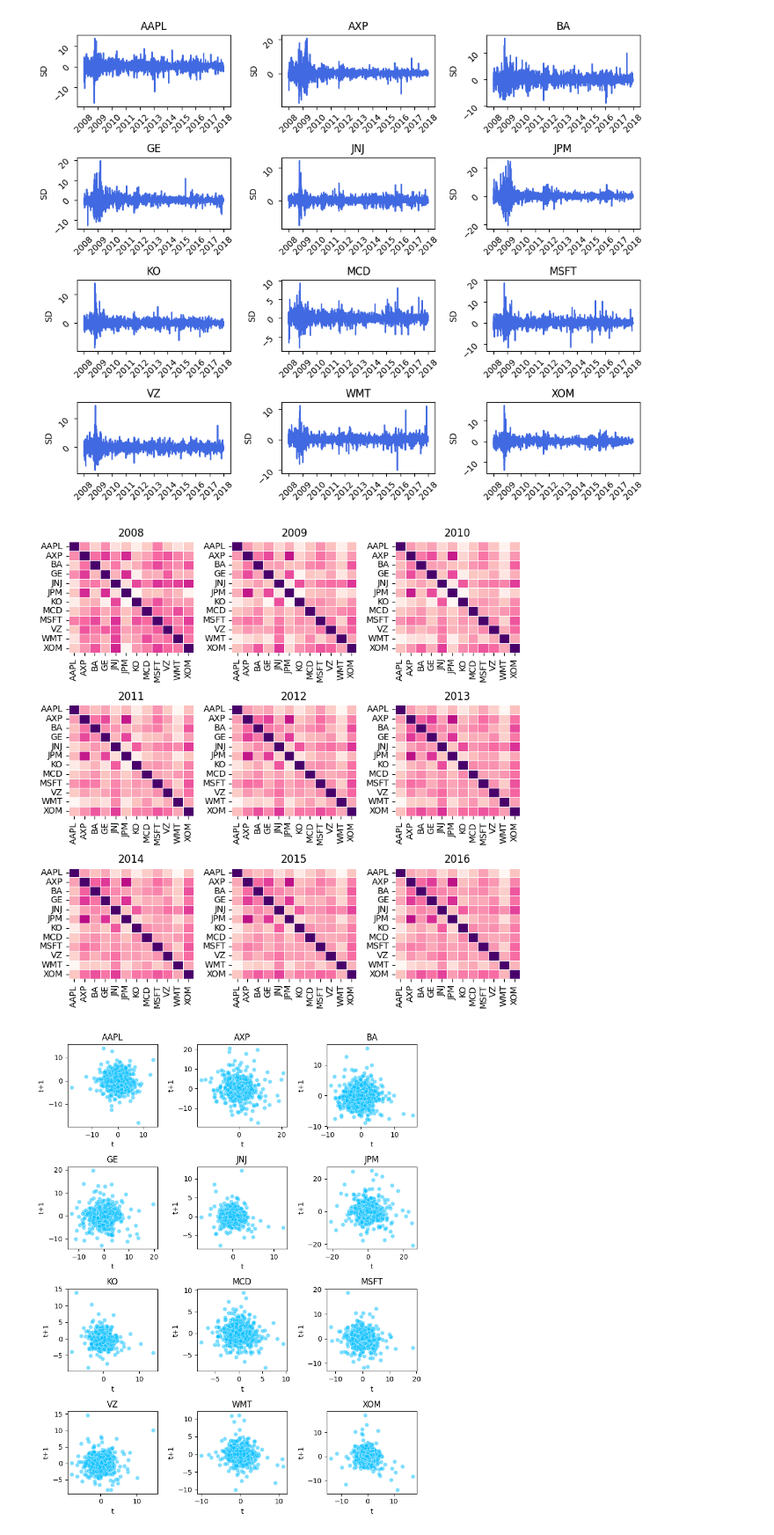
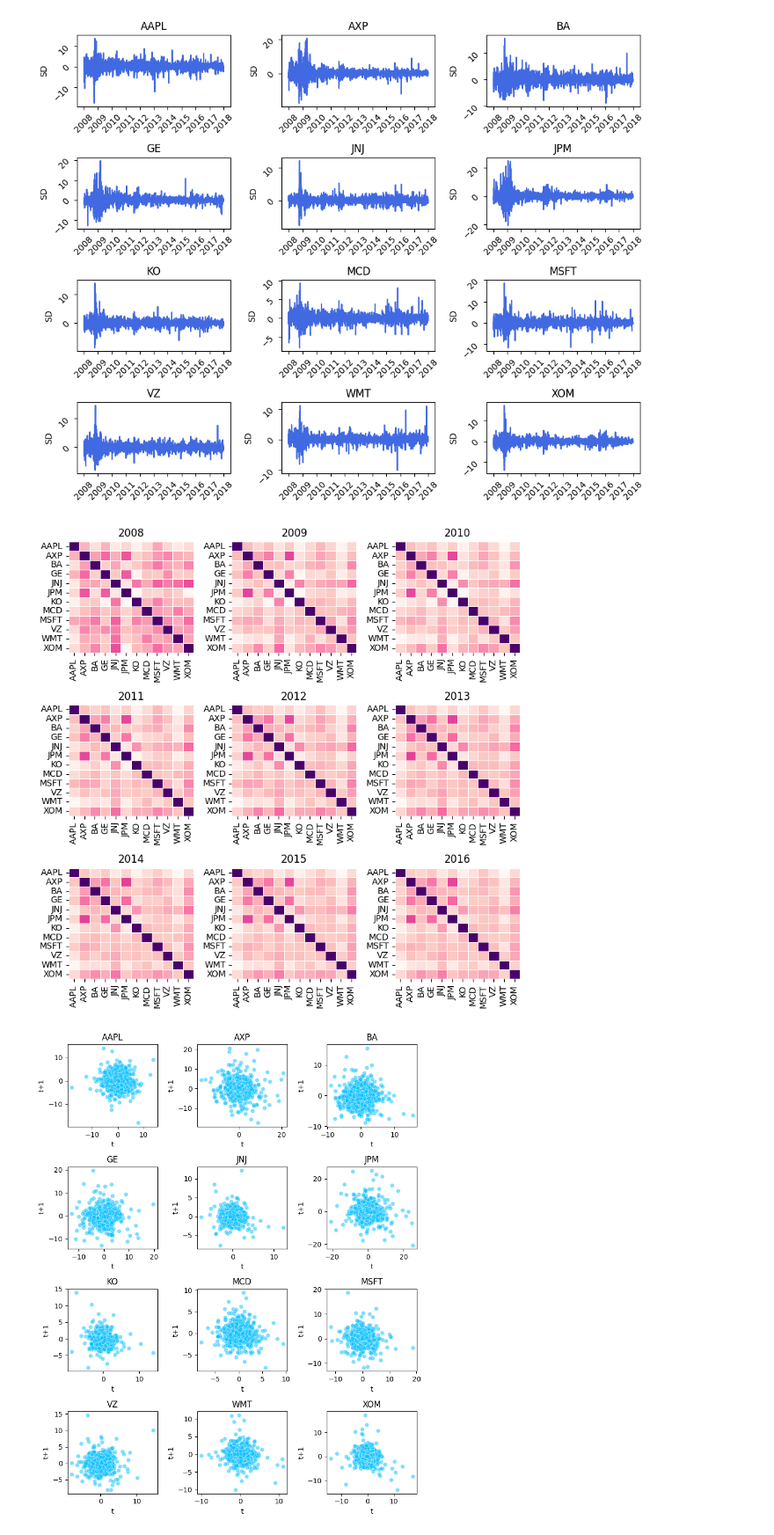
Before and after one commit to nabeel-io/Modern_Portfolio_Theory, a Jupyter notebook: Untitled.ipynb, the cells around one changed output. Shown at 88% size. Saved outputs shown, nothing was run; the diff lists cells and outputs as text; code cells hidden in the pictures.

```diff
--- a/Untitled.ipynb
+++ b/Untitled.ipynb
@@ -48,4 +45,4 @@ df.drop(["datetime"], axis=1, inplace=True)
 # %%
 df.to_csv("data.csv")
 # %%
-df
+df = pd.read_csv("data.csv")
@@ -144,15 +162,15 @@ plt.tight_layout()
 # %%
 fig, axes = plt.subplots(nrows=3, ncols=3, figsize=(8,8))
 periods =["2008-12-31", "2009-12-31","2010-12-31","2011-12-31","2012-12-31","2013-12-31","2014-12-31","2015-12-31","2016-12-31"]
 x = 0
 for i in range(3):
     for j in range(3):
-        ax = sns.heatmap(np.log(df[:periods[x]].corr()), lw=0.5, cmap="RdPu", cbar=False, ax=axes[i,j])
+        ax = sns.heatmap((df[:periods[x]].corr()), lw=0.5, cmap="RdPu", cbar=False, ax=axes[i,j])
         ax.set_title(periods[x][:4])
         x = x + 1
 plt.tight_layout()
 # %% [output]
-[figure, old version]
+[figure, new version]
 # %%
 fig, axes = plt.subplots(nrows=4, ncols=3, figsize=(8,10))
 tickers = df.columns
```
Also changed, not shown: parts of 17 cells of this notebook.
